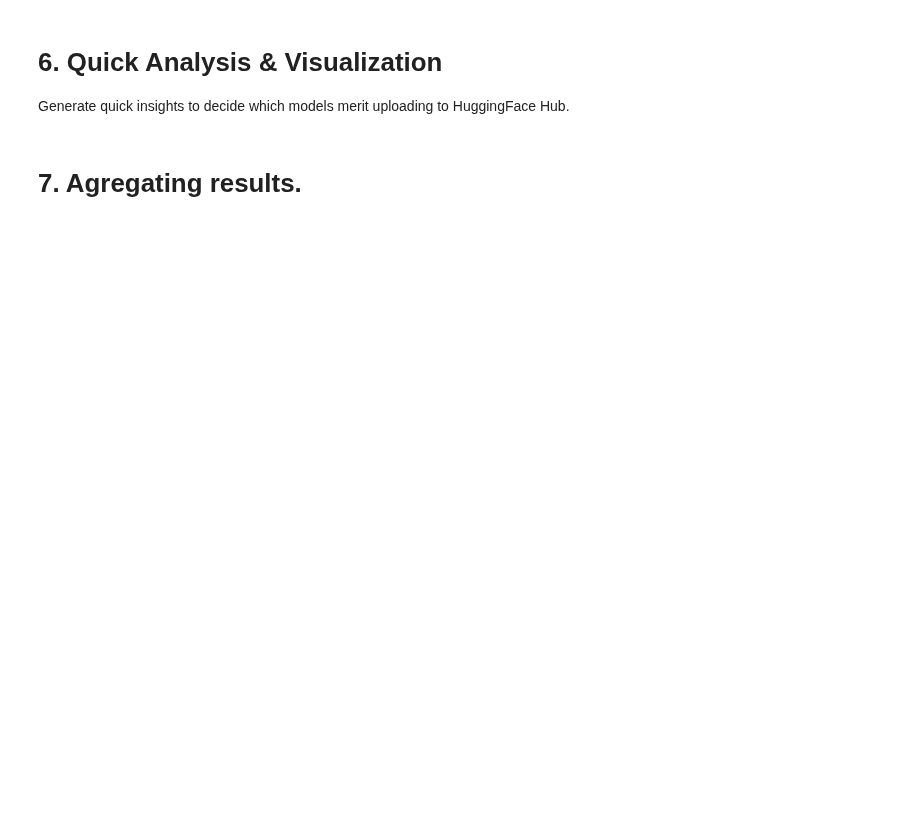
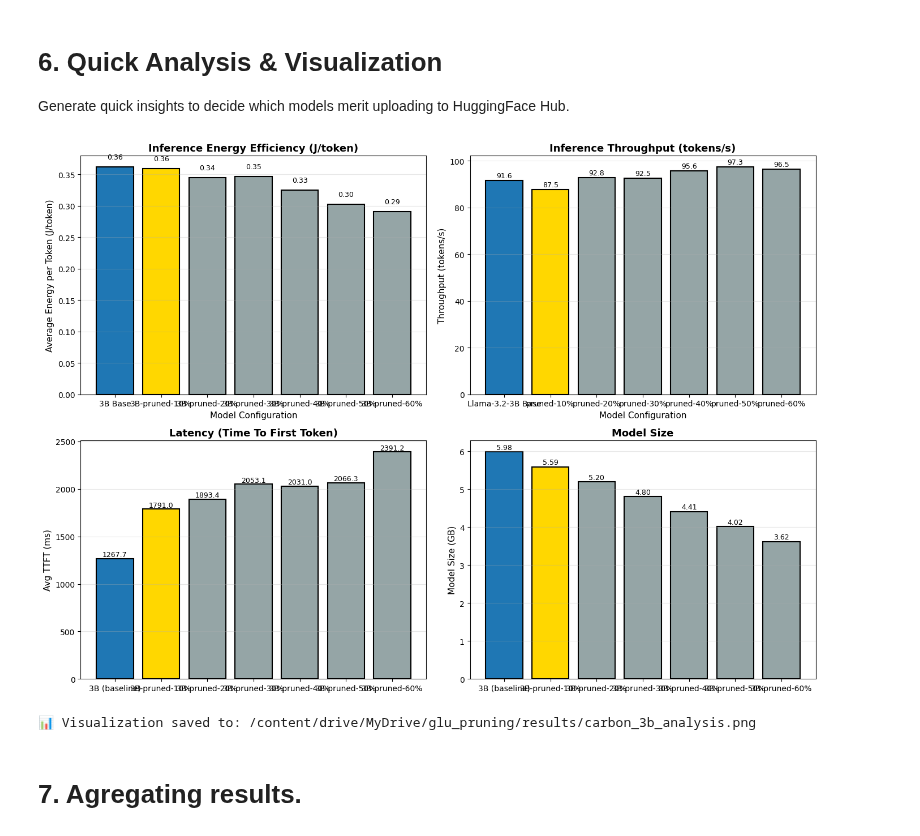
Before and after one commit to peremartra/llama-glu-expansion-pruning, a Jupyter notebook: notebooks/03_Evaluate_3B_CARBON.ipynb, the cells around one changed output. Drawn from its saved outputs; the diff is of its cells as text; code cells hidden in the pictures; blank space fills up the shorter version.

Commit message:
new metrics summary

```diff
--- a/notebooks/03_Evaluate_3B_CARBON.ipynb
+++ b/notebooks/03_Evaluate_3B_CARBON.ipynb
@@ -424,7 +499,7 @@ print(f"\n{'='*70}")
 print("📊  AGGREGATING RESULTS ACROSS RUNS")
 print(f"{'='*70}\n")
 
-JOULES_THRESHOLD = 0.30  # 300 mJ/token
+JOULES_THRESHOLD = 1.00  # 1000 mJ/token
 OUTLIER_RUN_THRESHOLD = 0.3  # Si >80% de benchmarks son outliers, descartar run completo
 
 def detect_problematic_runs(runs_dict):
@@ -515,7 +590,7 @@ def aggregate_runs(runs_dict):
             if joules > JOULES_THRESHOLD:
                 outlier_info = {
                     "run_key": run_key,
-                    "joules_per_token": source_data.get('joules_per_token', 0.0),
+                    "joules_per_token": run_data_current.get('joules_per_token', 0.0),
                     "energy_kwh": run_data_current['energy_kwh'],
                     "reason": f">{JOULES_THRESHOLD:.4f} J/token"
                 }
@@ -834,51 +992,62 @@ star_mask = summary_df['is_star'].values
 colors = ['#1f77b4' if p == 0 else '#FFD700' if s else '#95a5a6'
           for p, s in zip(pruning_levels, star_mask)]
 
-# 1. Energy Consumption
-axes[0, 0].bar(range(len(models)), summary_df['total_energy_kwh'], color=colors, edgecolor='black', linewidth=1.5)
+# 1. Energy per Token (J/token) (REPLACING TOTAL ENERGY)
+# We use avg_joules_per_token, which is a key efficiency metric.
+axes[0, 0].bar(range(len(models)), summary_df['avg_joules_per_token'], color=colors, edgecolor='black', linewidth=1.5)
 axes[0, 0].set_xticks(range(len(models)))
-axes[0, 0].set_xticklabels([m.replace('Llama-3.2-', '') for m in models], rotation=0, ha='center')
-axes[0, 0].set_ylabel('Total Energy (kWh)', fontsize=11)
-axes[0, 0].set_title('Energy Consumption', fontsize=13, fontweight='bold')
+# Clean model names for x-axis labels
+axes[0, 0].set_xticklabels([m.replace('Llama-3.2-', '').replace('(baseline)', 'Base') for m in models], rotation=0, ha='center')
+axes[0, 0].set_xlabel('Model Configuration', fontsize=11)
+axes[0, 0].set_ylabel('Average Energy per Token (J/token)', fontsize=11)
+axes[0, 0].set_title('Inference Energy Efficiency (J/token)', fontsize=13, fontweight='bold')
 axes[0, 0].grid(True, alpha=0.3, axis='y')
-for i, v in enumerate(summary_df['total_energy_kwh']):
-    axes[0, 0].text(i, v + 0.0001, f'{v:.4f}', ha='center', va='bottom', fontsize=9)
+# Add data labels, formatted to two decimal places for Joules
+for i, v in enumerate(summary_df['avg_joules_per_token']):
+    # Add a small offset (0.01 J) for label positioning
+    axes[0, 0].text(i, v + 0.01, f'{v:.2f}', ha='center', va='bottom', fontsize=9)
 
-# 2. Throughput
+# 2. Throughput (This plot is now confirmed to be correct based on the new data)
 axes[0, 1].bar(range(len(models)), summary_df['avg_throughput_tok_s'], color=colors, edgecolor='black', linewidth=1.5)
 axes[0, 1].set_xticks(range(len(models)))
-axes[0, 1].set_xticklabels([m.replace('Llama-3.2-', '') for m in models], rotation=0, ha='center')
+# Use cleaner labels: e.g., 'Base', '10%', '20%', etc.
+axes[0, 1].set_xticklabels([m.replace('Llama-3.2-3B-', '').replace('(baseline)', 'Base') for m in models], rotation=0, ha='center')
+axes[0, 1].set_xlabel('Model Configuration', fontsize=11)
 axes[0, 1].set_ylabel('Throughput (tokens/s)', fontsize=11)
-axes[0, 1].set_title('Inference Throughput', fontsize=13, fontweight='bold')
+axes[0, 1].set_title('Inference Throughput (tokens/s)', fontsize=13, fontweight='bold')
 axes[0, 1].grid(True, alpha=0.3, axis='y')
+# Add data labels
 for i, v in enumerate(summary_df['avg_throughput_tok_s']):
     axes[0, 1].text(i, v + 0.5, f'{v:.1f}', ha='center', va='bottom', fontsize=9)
 
 # 3. Latency (TTFT)
 axes[1, 0].bar(range(len(models)), summary_df['avg_ttft_ms'], color=colors, edgecolor='black', linewidth=1.5)
 axes[1, 0].set_xticks(range(len(models)))
 axes[1, 0].set_xticklabels([m.replace('Llama-3.2-', '') for m in models], rotation=0, ha='center')
 axes[1, 0].set_ylabel('Avg TTFT (ms)', fontsize=11)
 axes[1, 0].set_title('Latency (Time To First Token)', fontsize=13, fontweight='bold')
 axes[1, 0].grid(True, alpha=0.3, axis='y')
 for i, v in enumerate(summary_df['avg_ttft_ms']):
     axes[1, 0].text(i, v + 1, f'{v:.1f}', ha='center', va='bottom', fontsize=9)
 
 # 4. Model Size
 axes[1, 1].bar(range(len(models)), summary_df['model_size_gb'], color=colors, edgecolor='black', linewidth=1.5)
 axes[1, 1].set_xticks(range(len(models)))
 axes[1, 1].set_xticklabels([m.replace('Llama-3.2-', '') for m in models], rotation=0, ha='center')
 axes[1, 1].set_ylabel('Model Size (GB)', fontsize=11)
 axes[1, 1].set_title('Model Size', fontsize=13, fontweight='bold')
 axes[1, 1].grid(True, alpha=0.3, axis='y')
 for i, v in enumerate(summary_df['model_size_gb']):
     axes[1, 1].text(i, v + 0.02, f'{v:.2f}', ha='center', va='bottom', fontsize=9)
 
 plt.tight_layout()
 plt.savefig(f"{RESULTS_DIR}/carbon_3b_analysis.png", dpi=150, bbox_inches='tight')
 plt.show()
 
 print(f"\n📊 Visualization saved to: {RESULTS_DIR}/carbon_3b_analysis.png")
+# %% [output]
+[figure, added]
+📊 Visualization saved to: /content/drive/MyDrive/glu_pruning/results/carbon_3b_analysis.png
 # %% [markdown]
 # 7. Agregating results.
 # %%
```
Also changed, not shown: parts of 13 cells of this notebook.
